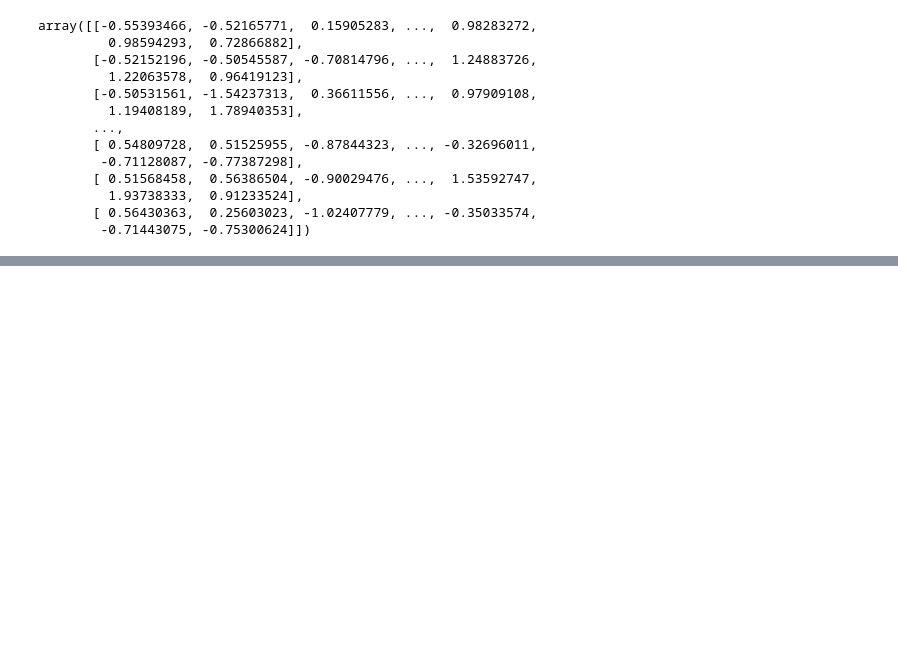
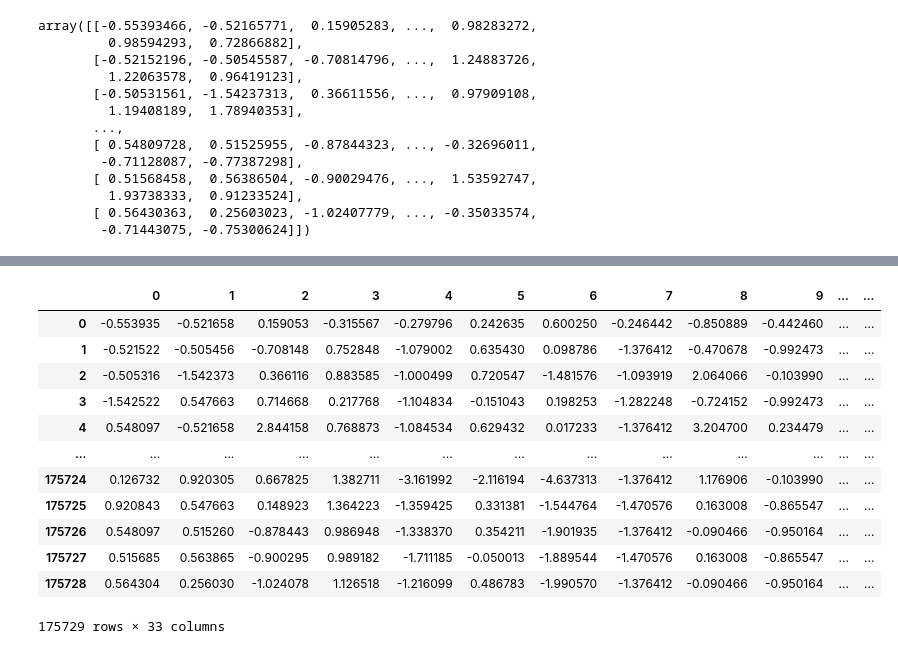
Before and after one commit to LostNepis/HeartAttackPrediction, a Jupyter notebook: main.ipynb, the cells around one changed output, grey strips where cells are left out. Drawn from its saved outputs; the diff is of its cells as text; code cells hidden in the pictures; blank space fills up the shorter version.

```diff
--- a/main.ipynb
+++ b/main.ipynb
@@ -122,0 +185,18 @@ array([[-0.55393466, -0.52165771,  0.15905283, ...,  0.98283272,
+# %%
+parsed_data = pd.DataFrame(features)
+parsed_data["labels"] = typ
+parsed_data
+# %% [output]
+|  | 0 | 1 | 2 | 3 | 4 | 5 | 6 | 7 | 8 | 9 | ... | ... |
+| 0 | -0.553935 | -0.521658 | 0.159053 | -0.315567 | -0.279796 | 0.242635 | 0.600250 | -0.246442 | -0.850889 | -0.442460 | ... | ... |
+| 1 | -0.521522 | -0.505456 | -0.708148 | 0.752848 | -1.079002 | 0.635430 | 0.098786 | -1.376412 | -0.470678 | -0.992473 | ... | ... |
+| 2 | -0.505316 | -1.542373 | 0.366116 | 0.883585 | -1.000499 | 0.720547 | -1.481576 | -1.093919 | 2.064066 | -0.103990 | ... | ... |
+| 3 | -1.542522 | 0.547663 | 0.714668 | 0.217768 | -1.104834 | -0.151043 | 0.198253 | -1.282248 | -0.724152 | -0.992473 | ... | ... |
+| 4 | 0.548097 | -0.521658 | 2.844158 | 0.768873 | -1.084534 | 0.629432 | 0.017233 | -1.376412 | 3.204700 | 0.234479 | ... | ... |
+| ... | ... | ... | ... | ... | ... | ... | ... | ... | ... | ... | ... | ... |
+| 175724 | 0.126732 | 0.920305 | 0.667825 | 1.382711 | -3.161992 | -2.116194 | -4.637313 | -1.376412 | 1.176906 | -0.103990 | ... | ... |
+| 175725 | 0.920843 | 0.547663 | 0.148923 | 1.364223 | -1.359425 | 0.331381 | -1.544764 | -1.470576 | 0.163008 | -0.865547 | ... | ... |
+| 175726 | 0.548097 | 0.515260 | -0.878443 | 0.986948 | -1.338370 | 0.354211 | -1.901935 | -1.376412 | -0.090466 | -0.950164 | ... | ... |
+| 175727 | 0.515685 | 0.563865 | -0.900295 | 0.989182 | -1.711185 | -0.050013 | -1.889544 | -1.470576 | 0.163008 | -0.865547 | ... | ... |
+| 175728 | 0.564304 | 0.256030 | -1.024078 | 1.126518 | -1.216099 | 0.486783 | -1.990570 | -1.376412 | -0.090466 | -0.950164 | ... | ... |
+175729 rows × 33 columns
```
Also changed, not shown: parts of 10 cells of this notebook.
